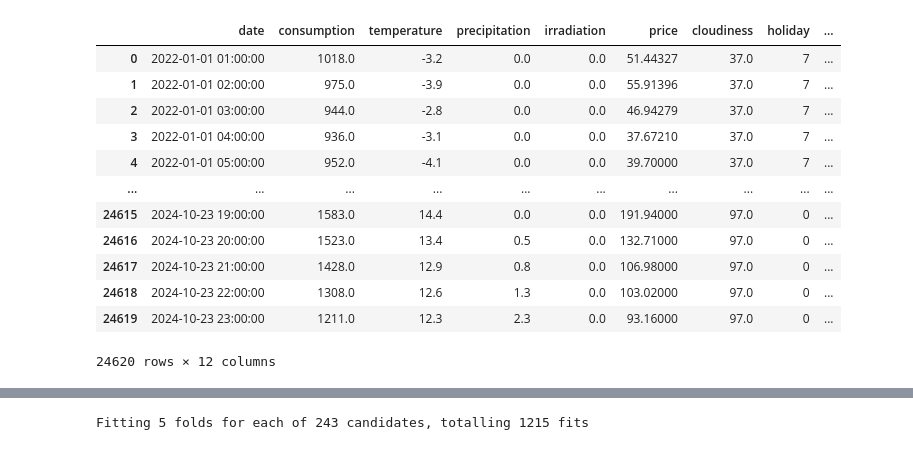
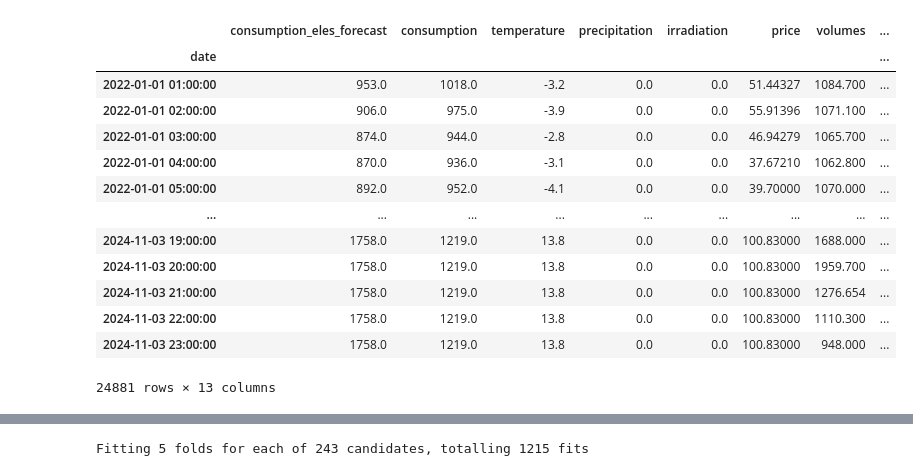
Before and after one commit to smrik/TC-Task1, a Jupyter notebook: GBR.ipynb, the cells around one changed output, grey strips where cells are left out. Cells and saved outputs as stored; diff of their text form; code cells hidden in the pictures.

```diff
--- a/GBR.ipynb
+++ b/GBR.ipynb
@@ -7,34 +12,37 @@ import matplotlib.pyplot as plt # type: ignore
 # %%
-df = pd.read_csv('datasets/dataset_PS_2.csv')
+df = pd.read_csv('datasets/dataset_PS_4.csv')
 df = df.astype({'date': 'datetime64[ns]'})
 # df.drop(columns=['irradiation', 'cloudiness', 'holiday', 'precipitation'], inplace=True)
 df['shifted_consumption_168'] = df['consumption'].shift(168)
 df['shifted_consumption_48'] = df['consumption'].shift(48)
 df['hour'] = df['date'].dt.hour
 df['weekDay'] = df['date'].dt.weekday
 
 # sort by holidays
 df = df.sort_values(by='holiday')
 
 holidays_map = {holiday: i for i, holiday in enumerate(df['holiday'].unique())}
 df['holiday'] = df['holiday'].map(holidays_map)
 
 # sort holidays
 df = df.sort_values(by='date')
+df.index = df['date']
+df.drop(columns=['date'], inplace=True)
 
 df = df.fillna(df.mean())
 df
 # %% [output]
-|  | date | consumption | temperature | precipitation | irradiation | price | cloudiness | holiday | ... |
-| 0 | 2022-01-01 01:00:00 | 1018.0 | -3.2 | 0.0 | 0.0 | 51.44327 | 37.0 | 7 | ... |
-| 1 | 2022-01-01 02:00:00 | 975.0 | -3.9 | 0.0 | 0.0 | 55.91396 | 37.0 | 7 | ... |
-| 2 | 2022-01-01 03:00:00 | 944.0 | -2.8 | 0.0 | 0.0 | 46.94279 | 37.0 | 7 | ... |
-| 3 | 2022-01-01 04:00:00 | 936.0 | -3.1 | 0.0 | 0.0 | 37.67210 | 37.0 | 7 | ... |
-| 4 | 2022-01-01 05:00:00 | 952.0 | -4.1 | 0.0 | 0.0 | 39.70000 | 37.0 | 7 | ... |
-| ... | ... | ... | ... | ... | ... | ... | ... | ... | ... |
-| 24615 | 2024-10-23 19:00:00 | 1583.0 | 14.4 | 0.0 | 0.0 | 191.94000 | 97.0 | 0 | ... |
-| 24616 | 2024-10-23 20:00:00 | 1523.0 | 13.4 | 0.5 | 0.0 | 132.71000 | 97.0 | 0 | ... |
-| 24617 | 2024-10-23 21:00:00 | 1428.0 | 12.9 | 0.8 | 0.0 | 106.98000 | 97.0 | 0 | ... |
-| 24618 | 2024-10-23 22:00:00 | 1308.0 | 12.6 | 1.3 | 0.0 | 103.02000 | 97.0 | 0 | ... |
-| 24619 | 2024-10-23 23:00:00 | 1211.0 | 12.3 | 2.3 | 0.0 | 93.16000 | 97.0 | 0 | ... |
+|  | consumption_eles_forecast | consumption | temperature | precipitation | irradiation | price | volumes | ... |
+| date |  |  |  |  |  |  |  | ... |
+| 2022-01-01 01:00:00 | 953.0 | 1018.0 | -3.2 | 0.0 | 0.0 | 51.44327 | 1084.700 | ... |
+| 2022-01-01 02:00:00 | 906.0 | 975.0 | -3.9 | 0.0 | 0.0 | 55.91396 | 1071.100 | ... |
+| 2022-01-01 03:00:00 | 874.0 | 944.0 | -2.8 | 0.0 | 0.0 | 46.94279 | 1065.700 | ... |
+| 2022-01-01 04:00:00 | 870.0 | 936.0 | -3.1 | 0.0 | 0.0 | 37.67210 | 1062.800 | ... |
+| 2022-01-01 05:00:00 | 892.0 | 952.0 | -4.1 | 0.0 | 0.0 | 39.70000 | 1070.000 | ... |
+| ... | ... | ... | ... | ... | ... | ... | ... | ... |
+| 2024-11-03 19:00:00 | 1758.0 | 1219.0 | 13.8 | 0.0 | 0.0 | 100.83000 | 1688.000 | ... |
+| 2024-11-03 20:00:00 | 1758.0 | 1219.0 | 13.8 | 0.0 | 0.0 | 100.83000 | 1959.700 | ... |
+| 2024-11-03 21:00:00 | 1758.0 | 1219.0 | 13.8 | 0.0 | 0.0 | 100.83000 | 1276.654 | ... |
+| 2024-11-03 22:00:00 | 1758.0 | 1219.0 | 13.8 | 0.0 | 0.0 | 100.83000 | 1110.300 | ... |
+| 2024-11-03 23:00:00 | 1758.0 | 1219.0 | 13.8 | 0.0 | 0.0 | 100.83000 | 948.000 | ... |
-24620 rows × 12 columns
+24881 rows × 13 columns
```
Also changed, not shown: parts of 27 cells of this notebook, 21 other files.
